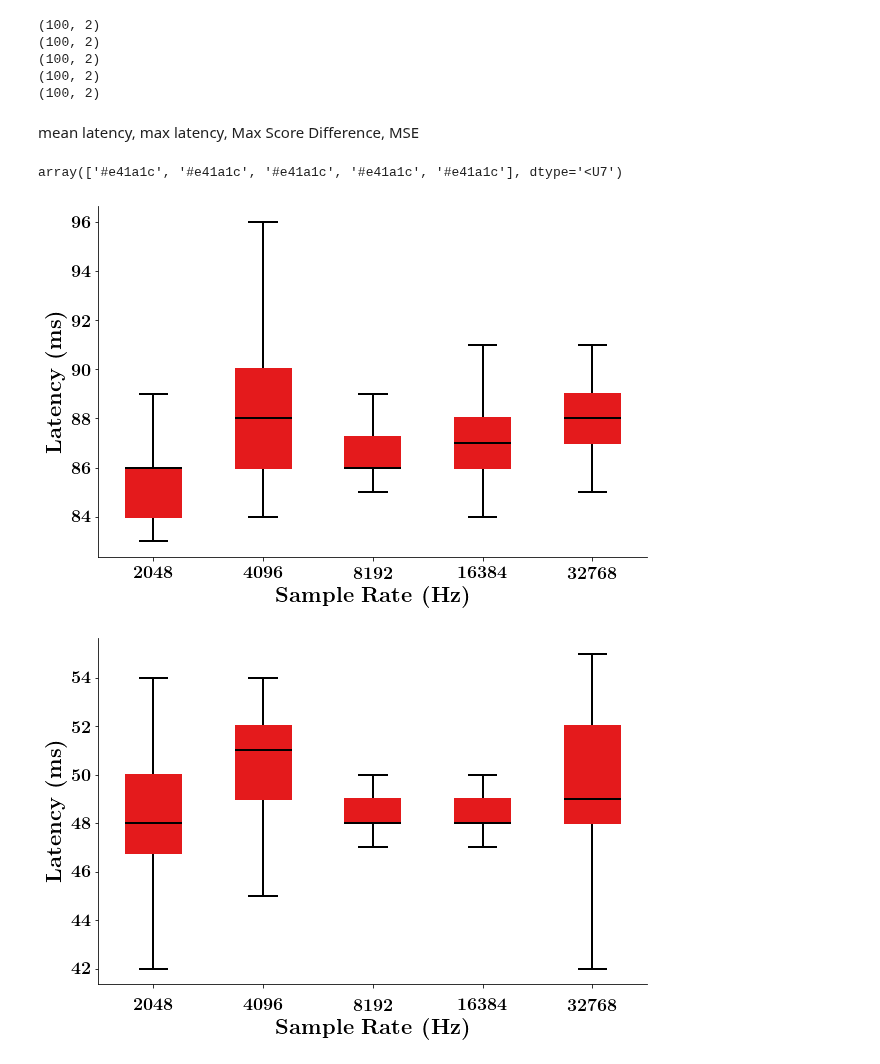
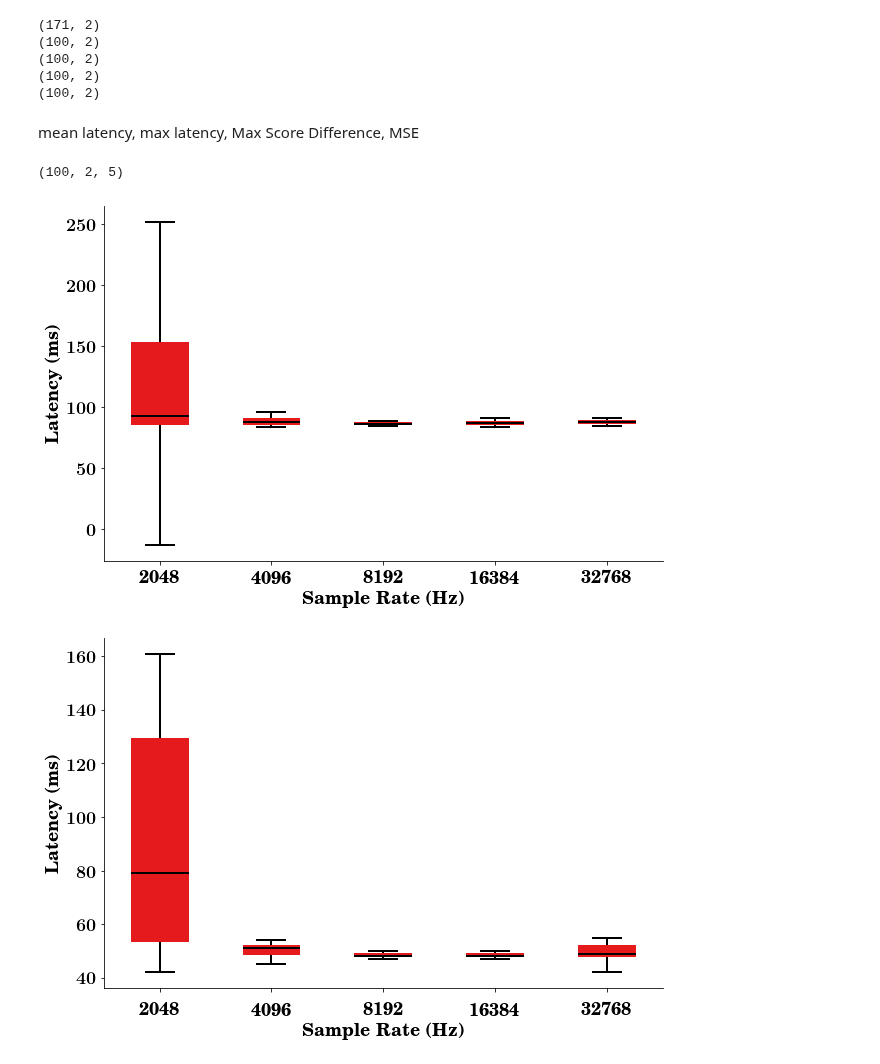
Before and after one commit to danielnewman09/Dissertation, a Jupyter notebook: Dissertation-Notebooks/Chapter-5/RMS-Latency_Analysis.ipynb, the cells around one changed output. Cells and saved outputs as stored; diff of their text form; code cells hidden in the pictures.

Commit message:
latency test updates

```diff
--- a/Dissertation-Notebooks/Chapter-5/RMS-Latency_Analysis.ipynb
+++ b/Dissertation-Notebooks/Chapter-5/RMS-Latency_Analysis.ipynb
@@ -43,13 +43,13 @@ for i in range(len(vibSamples)):
     print(thisDF.values.shape)
 
 
-    latencyVals[...,i] = thisDF.values[-1000:,:]
+    latencyVals[...,i] = thisDF.values[-numSamples:,:]
 # %% [output]
+(171, 2)
 (100, 2)
 (100, 2)
 (100, 2)
 (100, 2)
-(100, 2)
 # %% [markdown]
 mean latency, max latency, Max Score Difference, MSE
 # %%
@@ -116,15 +199,21 @@ def box_plot(data,labels,
-# %%
-np.repeat(np.array(colors[0]),5)
-# %% [output]
-array(['#e41a1c', '#e41a1c', '#e41a1c', '#e41a1c', '#e41a1c'], dtype='<U7')
+# %%
+latencyVals.shape
+# %% [output]
+(100, 2, 5)
 # %%
-box_plot(latencyVals[:,0,:] - 100,vibSampleLabels,savefig=True,filename=deviceId + '_SampleLatency_' + modelId,
-         template='Presentation',xlabel='Sample Rate (Hz)',color_order=np.zeros(6).astype(int))
-box_plot(latencyVals[:,1,:],vibSampleLabels,savefig=True,filename=deviceId + '_FeatureExtractLatency_' + modelId,
+# box_plot_compare((latencyVals[:,1,:])/1000,vibSampleLabels,inferenceLocations,savefig=True,filename='RMS_ExtractLatency_' + modelId,
+#          template='wide',xlabel='Sample Points',color_order=np.zeros(6).astype(int),ylabel='Latency (s)',
+#          showfliers=True,legend_loc='upper left',max_cutoff=5,
+#          log_y=False)
+
+box_plot(latencyVals[:,0,:] - 100,vibSampleLabels,savefig=True,filename='RMS_SampleLatency_' + modelId,
+         template='Presentation',xlabel='Sample Rate (Hz)',color_order=np.zeros(6).astype(int),
+         plot_type='box')
+box_plot(latencyVals[:,1,:],vibSampleLabels,savefig=True,filename='RMS_FeatureExtractLatency_' + modelId,
          template='Presentation',xlabel='Sample Rate (Hz)',xtickpad=10,color_order=np.zeros(6).astype(int))
 
-box_plot(latencyVals[:,0,:]+latencyVals[:,1,:],vibSampleLabels,savefig=True,filename=deviceId + '_TotalLatency_' + modelId,
+box_plot(latencyVals[:,0,:]+latencyVals[:,1,:]-100,vibSampleLabels,savefig=True,filename='RMS_TotalLatency_' + modelId,
          template='Presentation',xlabel='Sample Rate (Hz)',color_order=np.zeros(6).astype(int),ylabel='Total Time (ms)')
 # %% [output]
-[figure, old version]
+[figure, new version]
-[figure, old version]
+[figure, new version]
```
Also changed, not shown: parts of 3 cells of this notebook, 22 other files.
